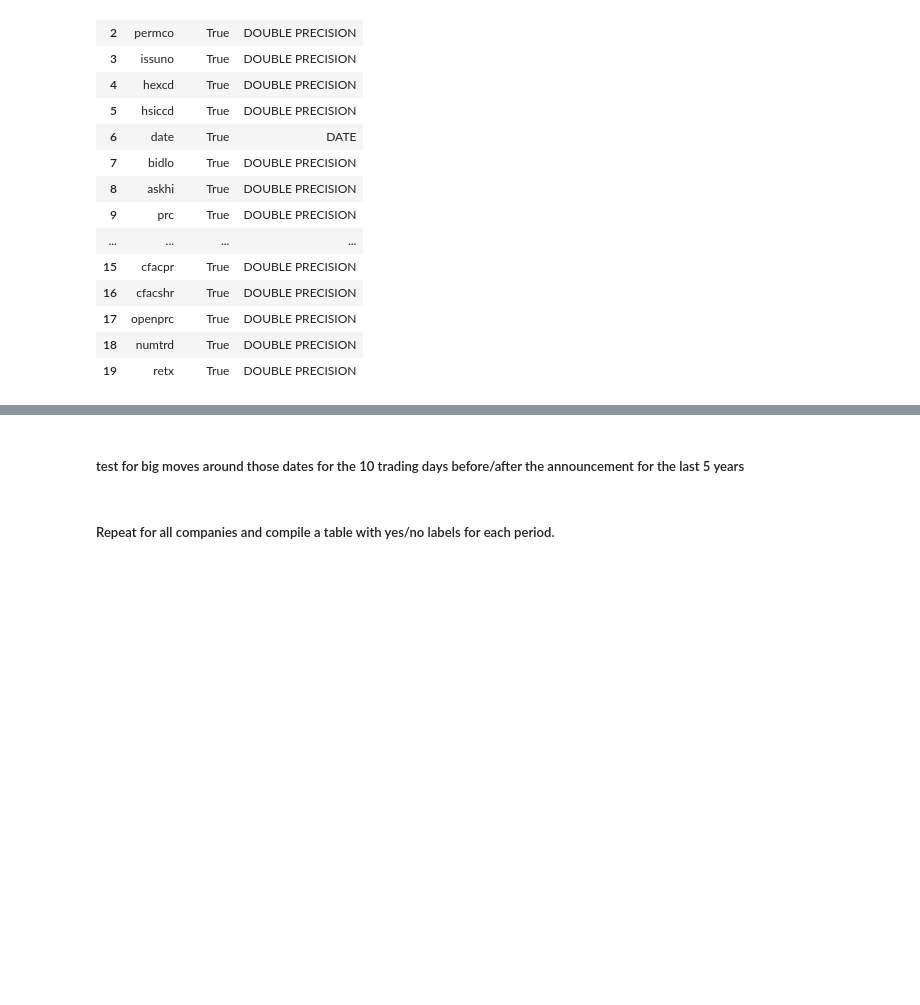
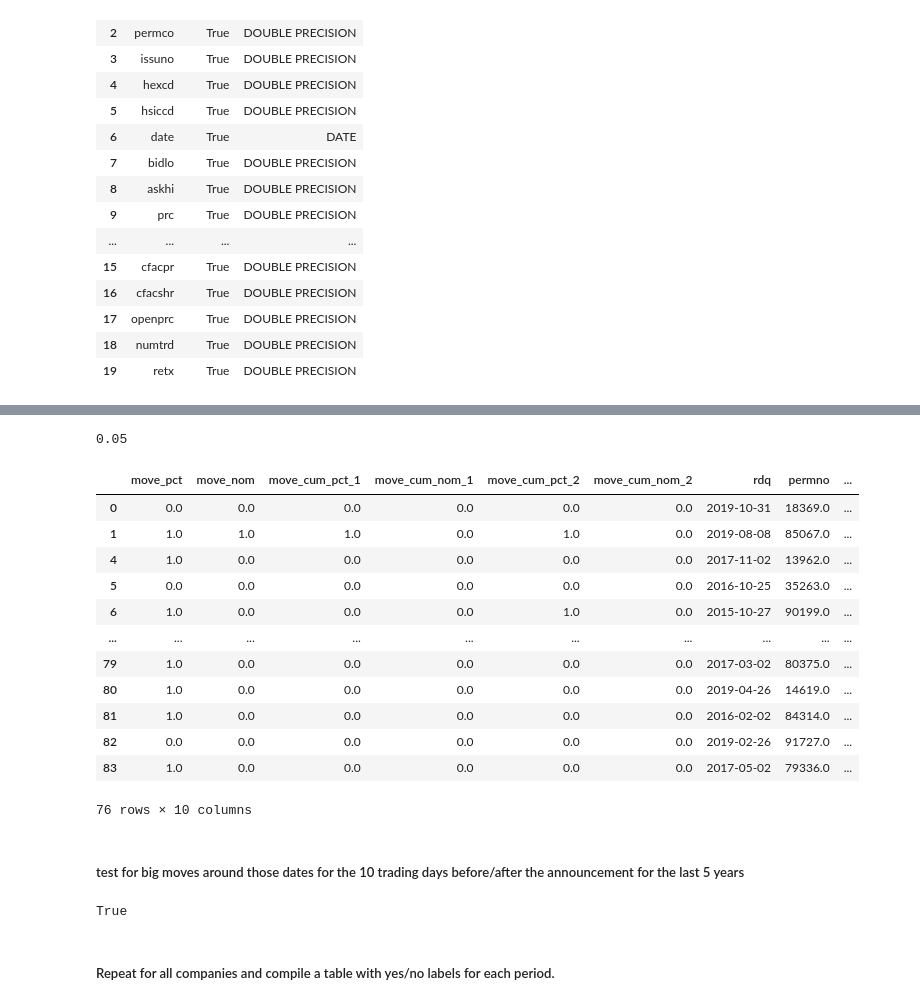
Before and after one commit to jhirschibar/ML_Options_trading, a Jupyter notebook: CRSP_exp_and_pulls.ipynb, the cells around one changed output, grey strips where cells are left out. Saved outputs shown, nothing was run; the diff lists cells and outputs as text; code cells hidden in the pictures; blank space fills up the shorter version.

```diff
--- a/CRSP_exp_and_pulls.ipynb
+++ b/CRSP_exp_and_pulls.ipynb
@@ -531,0 +515,23 @@ trad['adj_prc'].diff().max()
+# %%
+def get_aggregate_earnings_evals(df, pct_thresh=0.06, nom_thresh=6, cum_pct_thresh_1=0.1,
+                      cum_nom_thresh_1=10, cum_pct_thresh_2=0.1, cum_nom_thresh_2=10 ):
+    evals = []
+    counter = 0
+    keys=['move_pct', 'move_nom', 'move_cum_pct_1', 'move_cum_nom_1', 'move_cum_pct_2', 'move_cum_nom_2']
+    for row in df.itertuples():
+        #print(counter)
+        temp = evaluate_earnings(row.rdq, row.permno, row.cusip, pct_thresh=pct_thresh, nom_thresh=nom_thresh,
+                                 cum_pct_thresh_1=cum_pct_thresh_1, cum_pct_thresh_2=cum_pct_thresh_2,
+                                 cum_nom_thresh_2=cum_nom_thresh_2)
+        if 'Error' in temp:
+            evals.append({'rdq':row.rdq, 'permno':row.permno, 'cusip':row.cusip, 'Error':True})
+        else:
+            temp = [1 if x == True else 0 for x in temp]
+            temp = {key:val for key, val in zip(keys, temp)}
+            temp = {**temp, **{'rdq':row.rdq, 'permno':row.permno, 'cusip':row.cusip, 'Error':False}}
+            evals.append(temp)
+        counter+=1
+        if counter%100 ==0:
+            print(counter)
+    evals = pd.DataFrame(evals)
+    return evals
@@ -531,0 +559,2 @@ trad['adj_prc'].diff().max()
+# %%
+eval_sample = get_aggregate_earnings_evals(sample)
@@ -532,7 +588,31 @@ trad['adj_prc'].diff().max()
+# %%
+4/80
+# %% [output]
+0.05
+# %%
+eval_sample.loc[~eval_sample['move_nom'].isnull()]
+# %% [output]
+|  | move_pct | move_nom | move_cum_pct_1 | move_cum_nom_1 | move_cum_pct_2 | move_cum_nom_2 | rdq | permno | ... |
+| 0 | 0.0 | 0.0 | 0.0 | 0.0 | 0.0 | 0.0 | 2019-10-31 | 18369.0 | ... |
+| 1 | 1.0 | 1.0 | 1.0 | 0.0 | 1.0 | 0.0 | 2019-08-08 | 85067.0 | ... |
+| 4 | 1.0 | 0.0 | 0.0 | 0.0 | 0.0 | 0.0 | 2017-11-02 | 13962.0 | ... |
+| 5 | 0.0 | 0.0 | 0.0 | 0.0 | 0.0 | 0.0 | 2016-10-25 | 35263.0 | ... |
+| 6 | 1.0 | 0.0 | 0.0 | 0.0 | 1.0 | 0.0 | 2015-10-27 | 90199.0 | ... |
+| ... | ... | ... | ... | ... | ... | ... | ... | ... | ... |
+| 79 | 1.0 | 0.0 | 0.0 | 0.0 | 0.0 | 0.0 | 2017-03-02 | 80375.0 | ... |
+| 80 | 1.0 | 0.0 | 0.0 | 0.0 | 0.0 | 0.0 | 2019-04-26 | 14619.0 | ... |
+| 81 | 1.0 | 0.0 | 0.0 | 0.0 | 0.0 | 0.0 | 2016-02-02 | 84314.0 | ... |
+| 82 | 0.0 | 0.0 | 0.0 | 0.0 | 0.0 | 0.0 | 2019-02-26 | 91727.0 | ... |
+| 83 | 1.0 | 0.0 | 0.0 | 0.0 | 0.0 | 0.0 | 2017-05-02 | 79336.0 | ... |
+76 rows × 10 columns
 # %% [markdown]
 ##### test for big moves around those dates for the 10 trading days before/after the announcement for the last 5 years
 # %%
 def test_for_moves
+# %%
+'Error' in [1,2,4,'Error', 7]
+# %% [output]
+True
 # %% [markdown]
 ##### Repeat for all companies and compile a table with yes/no labels for each period.
 # %% [markdown]
```
Also changed, not shown: parts of 12 cells of this notebook.
